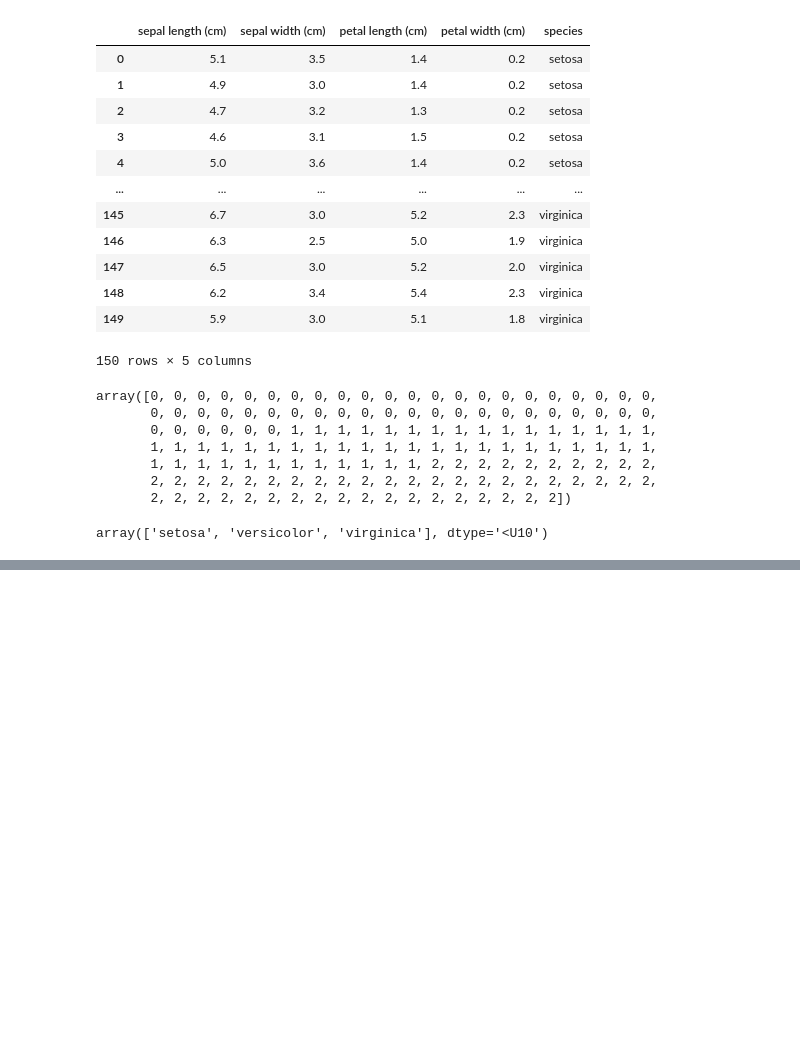
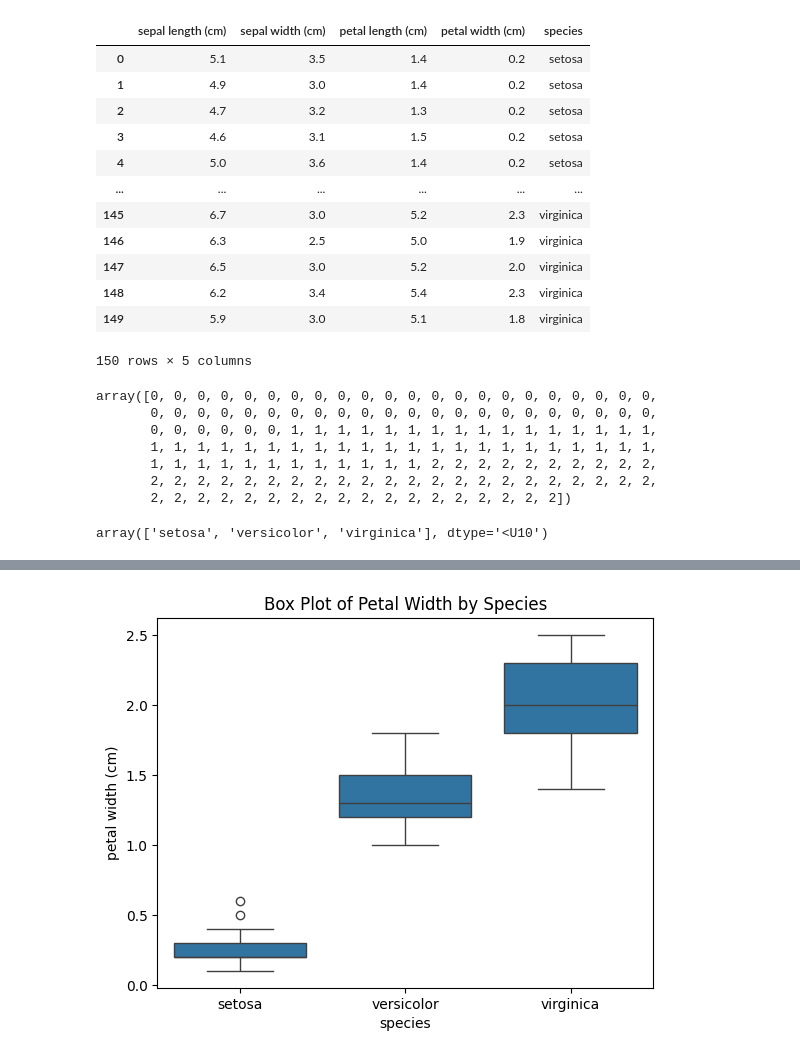
Before and after one commit to terminal34-data-science-cohort-S2024/practice-scripts, a Jupyter notebook: 1_data_wrangling/unit_5_exercise2_IrisVisualization.ipynb, the cells around one changed output, grey strips where cells are left out. Drawn from its saved outputs; the diff is of its cells as text; code cells hidden in the pictures; blank space fills up the shorter version.

```diff
--- a/1_data_wrangling/unit_5_exercise2_IrisVisualization.ipynb
+++ b/1_data_wrangling/unit_5_exercise2_IrisVisualization.ipynb
@@ -83,0 +112,7 @@ array(['setosa', 'versicolor', 'virginica'], dtype='<U10')
+# %%
+#### 3.3 Box Plot of Petal Width for Each Species
+sns.boxplot(data=iris_df, x="species", y="petal width (cm)")
+plt.title('Box Plot of Petal Width by Species')
+plt.show()
+# %% [output]
+[figure, added]
```
Also changed, not shown: parts of 4 cells of this notebook.
